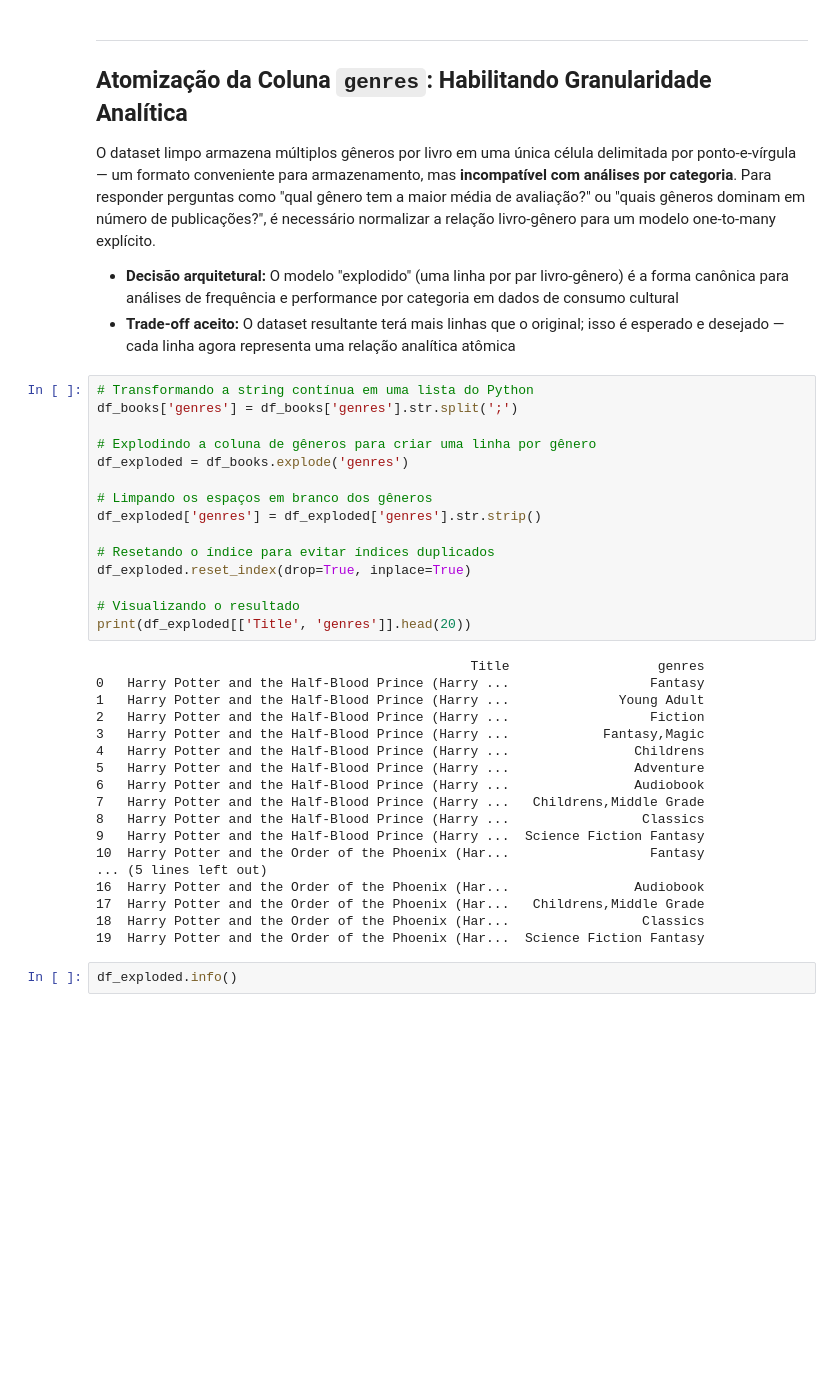
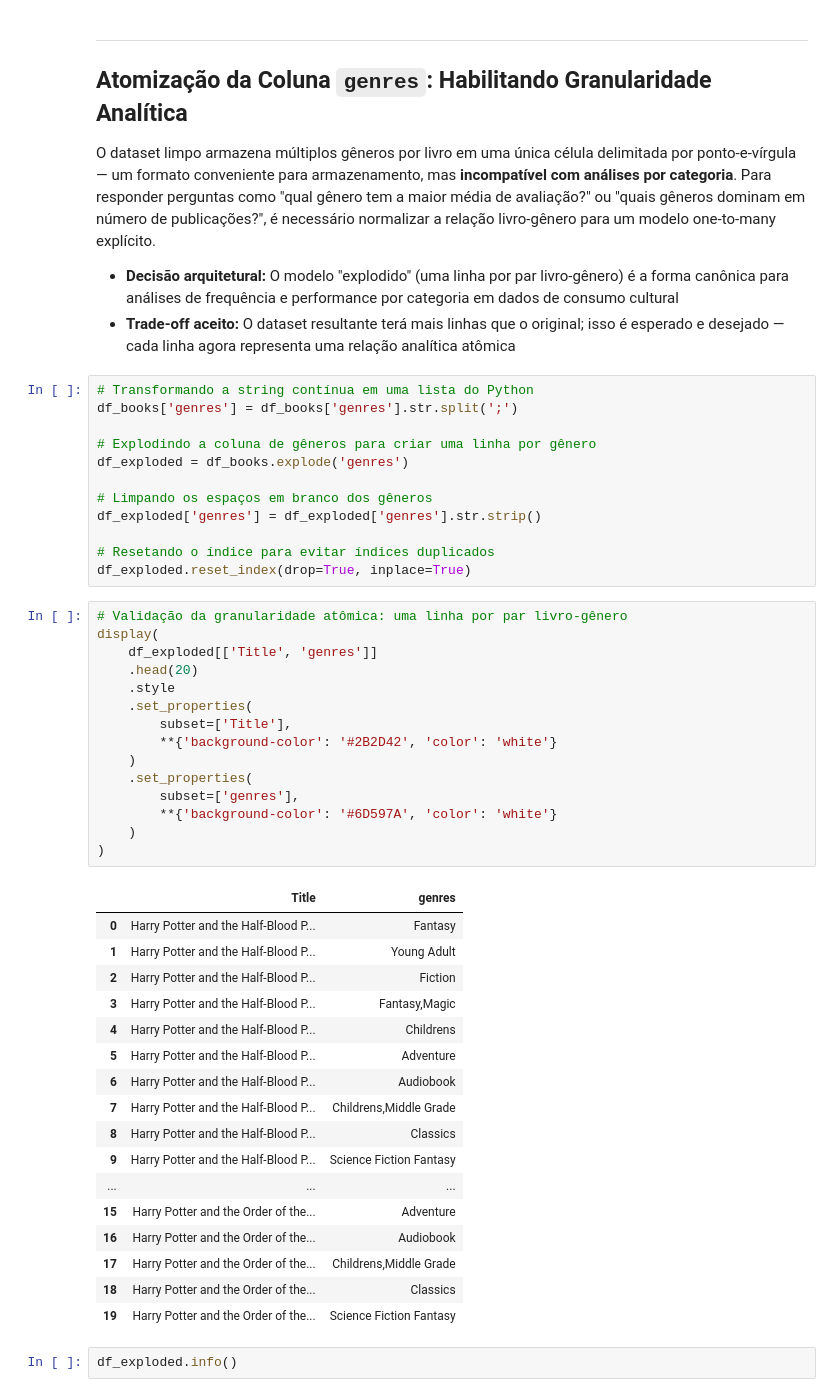
Before and after one commit to AleCecilio/entertainment_industry_performance_analysis, a Jupyter notebook: notebooks/07_feature_engineering_goodreads.ipynb, the cells around one changed output. Drawn from its saved outputs; the diff is of its cells as text; blank space fills up the shorter version.

```diff
--- a/notebooks/07_feature_engineering_goodreads.ipynb
+++ b/notebooks/07_feature_engineering_goodreads.ipynb
@@ -54,27 +54,39 @@ df_exploded['genres'] = df_exploded['genres'].str.strip()
 
 # Resetando o índice para evitar índices duplicados
 df_exploded.reset_index(drop=True, inplace=True)
-
-# Visualizando o resultado
-print(df_exploded[['Title', 'genres']].head(20))
-# %% [output]
-                                                Title                   genres
-0   Harry Potter and the Half-Blood Prince (Harry ...                  Fantasy
-1   Harry Potter and the Half-Blood Prince (Harry ...              Young Adult
-2   Harry Potter and the Half-Blood Prince (Harry ...                  Fiction
-3   Harry Potter and the Half-Blood Prince (Harry ...            Fantasy,Magic
-4   Harry Potter and the Half-Blood Prince (Harry ...                Childrens
-5   Harry Potter and the Half-Blood Prince (Harry ...                Adventure
-6   Harry Potter and the Half-Blood Prince (Harry ...                Audiobook
-7   Harry Potter and the Half-Blood Prince (Harry ...   Childrens,Middle Grade
-8   Harry Potter and the Half-Blood Prince (Harry ...                 Classics
-9   Harry Potter and the Half-Blood Prince (Harry ...  Science Fiction Fantasy
-10  Harry Potter and the Order of the Phoenix (Har...                  Fantasy
-... (5 lines left out)
-16  Harry Potter and the Order of the Phoenix (Har...                Audiobook
-17  Harry Potter and the Order of the Phoenix (Har...   Childrens,Middle Grade
-18  Harry Potter and the Order of the Phoenix (Har...                 Classics
-19  Harry Potter and the Order of the Phoenix (Har...  Science Fiction Fantasy
+# %%
+# Validação da granularidade atômica: uma linha por par livro-gênero
+display(
+    df_exploded[['Title', 'genres']]
+    .head(20)
+    .style
+    .set_properties(
+        subset=['Title'],
+        **{'background-color': '#2B2D42', 'color': 'white'}
+    )
+    .set_properties(
+        subset=['genres'],
+        **{'background-color': '#6D597A', 'color': 'white'}
+    )
+)
+# %% [output]
+|  | Title | genres |
+| 0 | Harry Potter and the Half-Blood P... | Fantasy |
+| 1 | Harry Potter and the Half-Blood P... | Young Adult |
+| 2 | Harry Potter and the Half-Blood P... | Fiction |
+| 3 | Harry Potter and the Half-Blood P... | Fantasy,Magic |
+| 4 | Harry Potter and the Half-Blood P... | Childrens |
+| 5 | Harry Potter and the Half-Blood P... | Adventure |
+| 6 | Harry Potter and the Half-Blood P... | Audiobook |
+| 7 | Harry Potter and the Half-Blood P... | Childrens,Middle Grade |
+| 8 | Harry Potter and the Half-Blood P... | Classics |
+| 9 | Harry Potter and the Half-Blood P... | Science Fiction Fantasy |
+| ... | ... | ... |
+| 15 | Harry Potter and the Order of the... | Adventure |
+| 16 | Harry Potter and the Order of the... | Audiobook |
+| 17 | Harry Potter and the Order of the... | Childrens,Middle Grade |
+| 18 | Harry Potter and the Order of the... | Classics |
+| 19 | Harry Potter and the Order of the... | Science Fiction Fantasy |
 # %%
 df_exploded.info()
 # %% [output]
```
Also changed, not shown: 1 other file.
